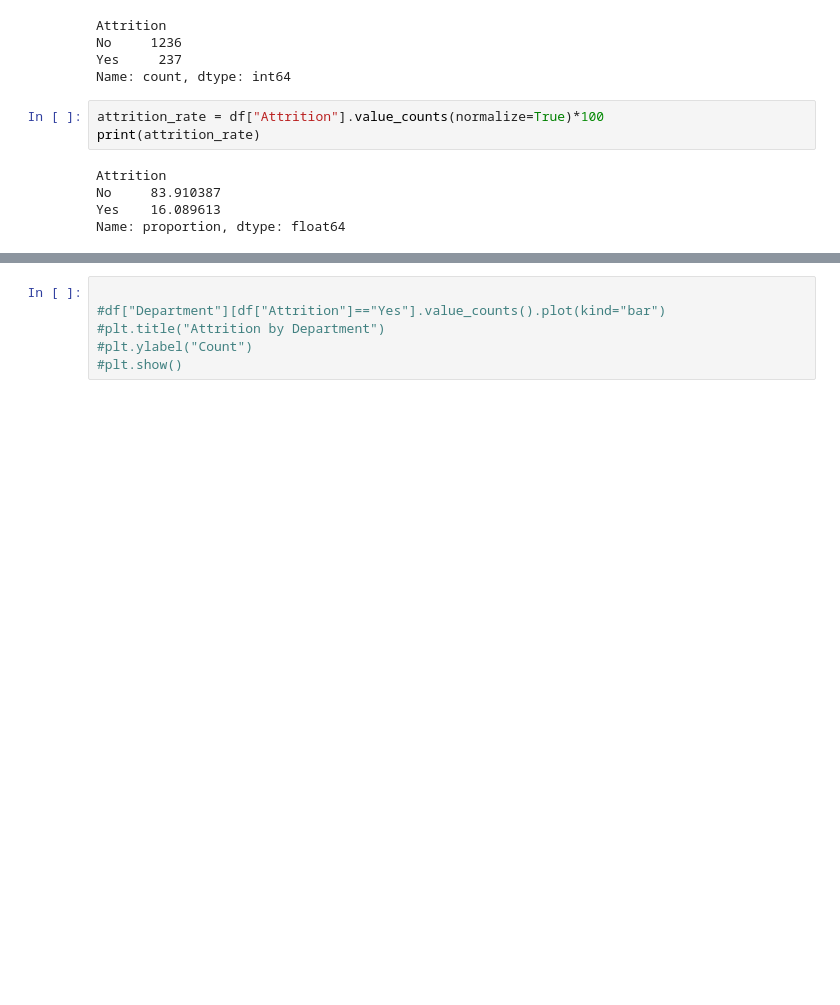
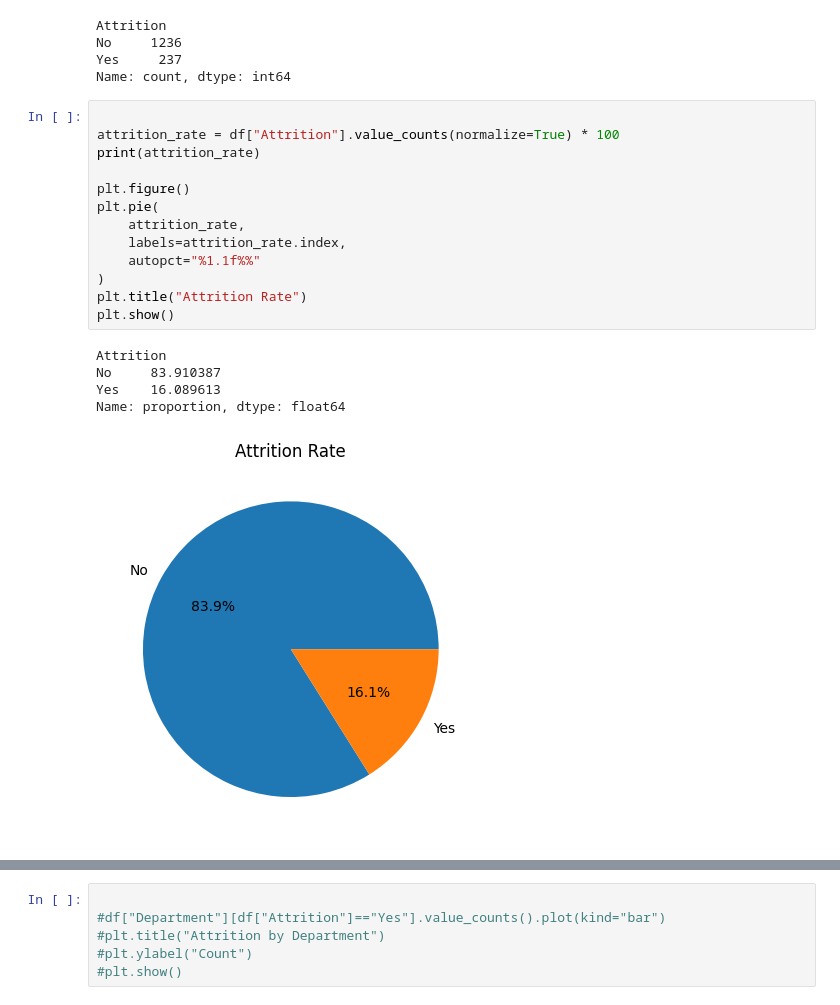
Before and after one commit to ChristianM2409/Portofolioprojekt, a Jupyter notebook: notebooks/Project_HR_Data_analysis.ipynb, the cells around one changed output, grey strips where cells are left out. Drawn from its saved outputs; the diff is of its cells as text; blank space fills up the shorter version.

```diff
--- a/notebooks/Project_HR_Data_analysis.ipynb
+++ b/notebooks/Project_HR_Data_analysis.ipynb
@@ -330,13 +330,24 @@ No     1236
 Yes     237
 Name: count, dtype: int64
 # %%
-attrition_rate = df["Attrition"].value_counts(normalize=True)*100
+
+attrition_rate = df["Attrition"].value_counts(normalize=True) * 100
 print(attrition_rate)
+
+plt.figure()
+plt.pie(
+    attrition_rate,
+    labels=attrition_rate.index,
+    autopct="%1.1f%%"
+)
+plt.title("Attrition Rate")
+plt.show()
 # %% [output]
 Attrition
 No     83.910387
 Yes    16.089613
 Name: proportion, dtype: float64
+[figure, added]
 # %%
 from numpy import unstack
 
```
Also changed, not shown: parts of 19 cells of this notebook.
